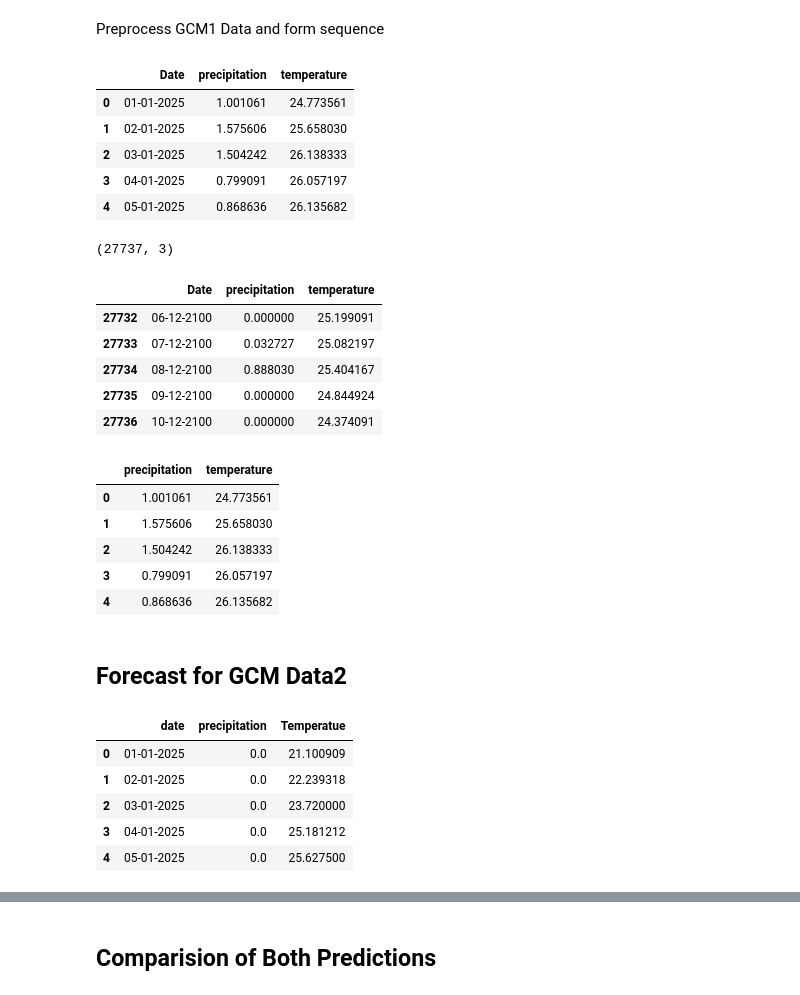
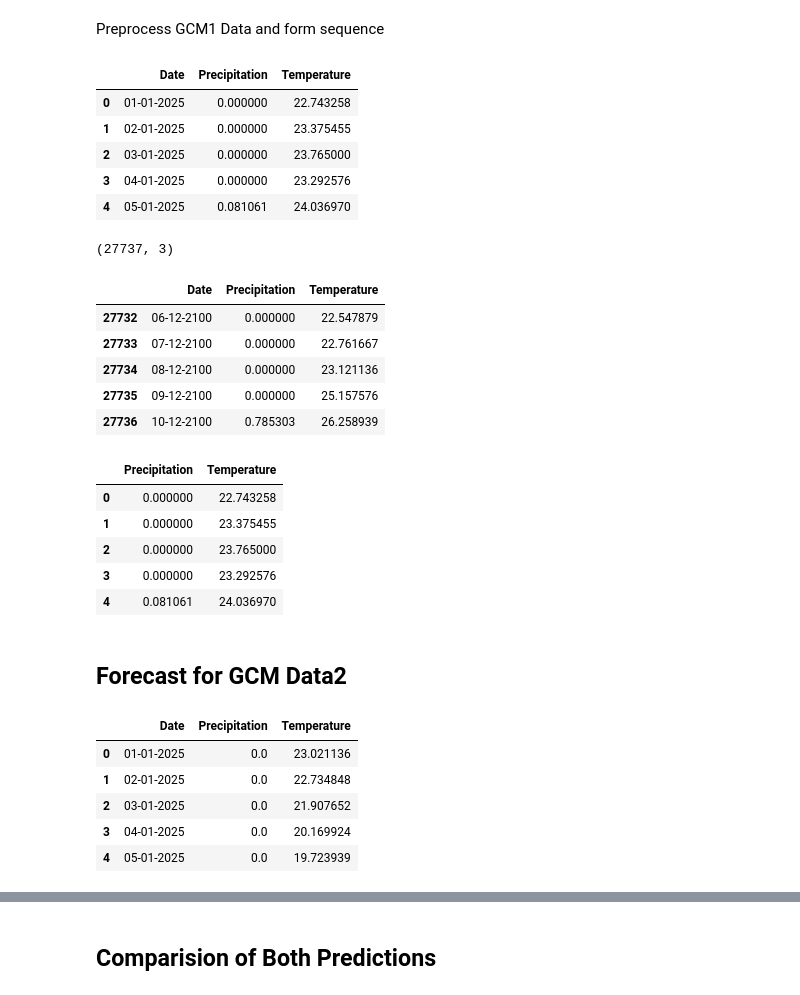
Before and after one commit to Rtarachan02/ResearchWork, a Jupyter notebook: StreamPrediction.ipynb, the cells around one changed output, grey strips where cells are left out. Saved outputs shown, nothing was run; the diff lists cells and outputs as text; code cells hidden in the pictures.

```diff
--- a/StreamPrediction.ipynb
+++ b/StreamPrediction.ipynb
@@ -440,38 +437,38 @@ lstm_model.model.save('/content/drive/My Drive/StreamPrediction/my_lstm_model2.k
 Preprocess GCM1 Data and form sequence
 # %%
 #fetching the GCMs1 Data
-path3='/content/drive/My Drive/StreamPrediction/GCM Data/accesscm2.csv'
+path3='/content/drive/My Drive/StreamPrediction/GCM Data/ssp350_future.csv'
 data3=pd.read_csv(path3)
 data3.head()
 # %% [output]
-|  | Date | precipitation | temperature |
-| 0 | 01-01-2025 | 1.001061 | 24.773561 |
-| 1 | 02-01-2025 | 1.575606 | 25.658030 |
-| 2 | 03-01-2025 | 1.504242 | 26.138333 |
-| 3 | 04-01-2025 | 0.799091 | 26.057197 |
-| 4 | 05-01-2025 | 0.868636 | 26.135682 |
+|  | Date | Precipitation | Temperature |
+| 0 | 01-01-2025 | 0.000000 | 22.743258 |
+| 1 | 02-01-2025 | 0.000000 | 23.375455 |
+| 2 | 03-01-2025 | 0.000000 | 23.765000 |
+| 3 | 04-01-2025 | 0.000000 | 23.292576 |
+| 4 | 05-01-2025 | 0.081061 | 24.036970 |
 # %%
 print(data3.shape)#(found data from 01 jan 2025 to 10 dec 2100)
 data3.tail()
 # %% [output]
 (27737, 3)
-|  | Date | precipitation | temperature |
-| 27732 | 06-12-2100 | 0.000000 | 25.199091 |
-| 27733 | 07-12-2100 | 0.032727 | 25.082197 |
-| 27734 | 08-12-2100 | 0.888030 | 25.404167 |
-| 27735 | 09-12-2100 | 0.000000 | 24.844924 |
-| 27736 | 10-12-2100 | 0.000000 | 24.374091 |
+|  | Date | Precipitation | Temperature |
+| 27732 | 06-12-2100 | 0.000000 | 22.547879 |
+| 27733 | 07-12-2100 | 0.000000 | 22.761667 |
+| 27734 | 08-12-2100 | 0.000000 | 23.121136 |
+| 27735 | 09-12-2100 | 0.000000 | 25.157576 |
+| 27736 | 10-12-2100 | 0.785303 | 26.258939 |
 # %%
 #droping the date column for a while
-data3=data3[['precipitation','temperature']]
+data3=data3[['Precipitation','Temperature']]
 data3.head()
 # %% [output]
-|  | precipitation | temperature |
-| 0 | 1.001061 | 24.773561 |
-| 1 | 1.575606 | 25.658030 |
-| 2 | 1.504242 | 26.138333 |
-| 3 | 0.799091 | 26.057197 |
-| 4 | 0.868636 | 26.135682 |
+|  | Precipitation | Temperature |
+| 0 | 0.000000 | 22.743258 |
+| 1 | 0.000000 | 23.375455 |
+| 2 | 0.000000 | 23.765000 |
+| 3 | 0.000000 | 23.292576 |
+| 4 | 0.081061 | 24.036970 |
 # %%
 from tensorflow.keras.models import load_model
 model_path='/content/drive/My Drive/StreamPrediction/my_lstm_model.keras'
@@ -516,16 +513,16 @@ predGCM1_with_dates.to_csv(pathn3,index=False)
 ## Forecast for GCM Data2
 # %%
 #fetching the GCMs1 Data
-path4='/content/drive/My Drive/StreamPrediction/GCM Data/IN-CM5.csv'
+path4='/content/drive/My Drive/StreamPrediction/GCM Data/ssp370_future.csv'
 data4=pd.read_csv(path4)
 data4.head()
 # %% [output]
-|  | date | precipitation | Temperatue |
-| 0 | 01-01-2025 | 0.0 | 21.100909 |
-| 1 | 02-01-2025 | 0.0 | 22.239318 |
-| 2 | 03-01-2025 | 0.0 | 23.720000 |
-| 3 | 04-01-2025 | 0.0 | 25.181212 |
-| 4 | 05-01-2025 | 0.0 | 25.627500 |
+|  | Date | Precipitation | Temperature |
+| 0 | 01-01-2025 | 0.0 | 23.021136 |
+| 1 | 02-01-2025 | 0.0 | 22.734848 |
+| 2 | 03-01-2025 | 0.0 | 21.907652 |
+| 3 | 04-01-2025 | 0.0 | 20.169924 |
+| 4 | 05-01-2025 | 0.0 | 19.723939 |
 # %%
 print(data4.shape)#(found data from 01 jan 2025 to 10 dec 2100)
 data4.tail()
```
Also changed, not shown: parts of 9 cells of this notebook.
